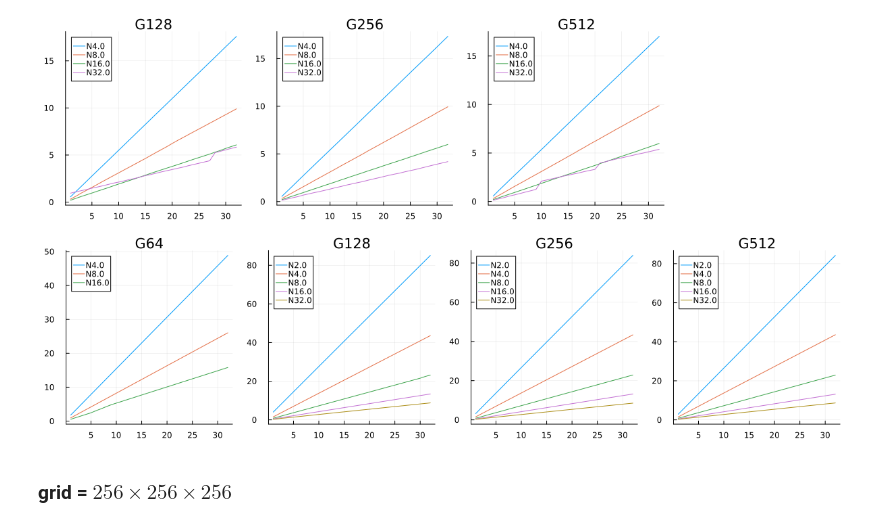
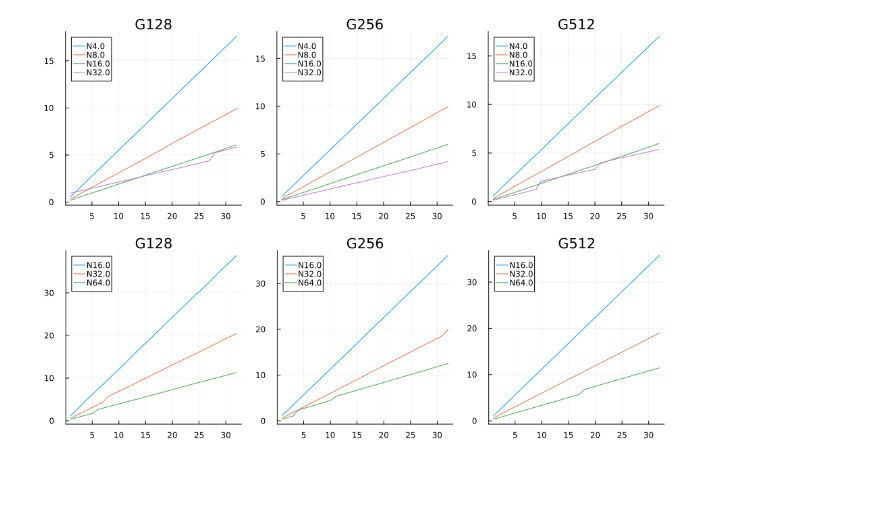
Before and after one commit to lwJi/ETK-Scaling-Tests, a Jupyter notebook: frontier/ipynb/magTOV.ipynb, the cells around one changed output. Cells and saved outputs as stored; diff of their text form; code cells hidden in the pictures; blank space fills up the shorter version.

```diff
--- a/frontier/ipynb/magTOV.ipynb
+++ b/frontier/ipynb/magTOV.ipynb
@@ -100,7 +106,7 @@ let patt_dirss = [
             (r"Cow_UNI_G128-N\d+-MPI\d+_r0000", "G128"),
             (r"Cow_UNI_G256-N\d+-MPI\d+_r0000", "G256"),
             (r"Cow_UNI_G512-N\d+-MPI\d+_r0000", "G512"),
-        ], "../data/magTOV/magTOV-n512", :star4),
+        ], "../data/magTOV/magTOV-n512", :xcross),
     ]
 
     #
@@ -125,31 +131,28 @@ end
 # %%
 let patt_dirss = [
         ([
-            (r"Cow_UNI_G64-N\d+-MPI\d+_r0000", "G64"),
             (r"Cow_UNI_G128-N\d+-MPI\d+_r0000", "G128"),
             (r"Cow_UNI_G256-N\d+-MPI\d+_r0000", "G256"),
             (r"Cow_UNI_G512-N\d+-MPI\d+_r0000", "G512"),
-        ], "../data/magTOV/magTOV-n512", :xcross),
+        ], "../data/magTOV/magTOV-n1024", :star4),
     ]
 
     #
     plts = []
     for (patterns, parent_dir, mark) in patt_dirss
         (vals, titles) = Misc.load_values(patterns, parent_dir; option="TotalComputeTime")
         for (j, val) in enumerate(vals)
             (dats, labs) = val
             plt = plot(title=titles[j])
             for (i, dat) in enumerate(dats)
                 plot!(plt, dat[1], dat[3], label=labs[i])
             end
             push!(plts, plt)
         end
     end
 
     plt = plot(plts..., layout=(1,4), size=(1200, 300))
     display(plt)
 end
 # %% [output]
-[figure, old version]
+[figure, new version]
-# %% [markdown]
-### grid = $256 \times 256 \times 256$
```
Also changed, not shown: parts of 6 cells of this notebook.
